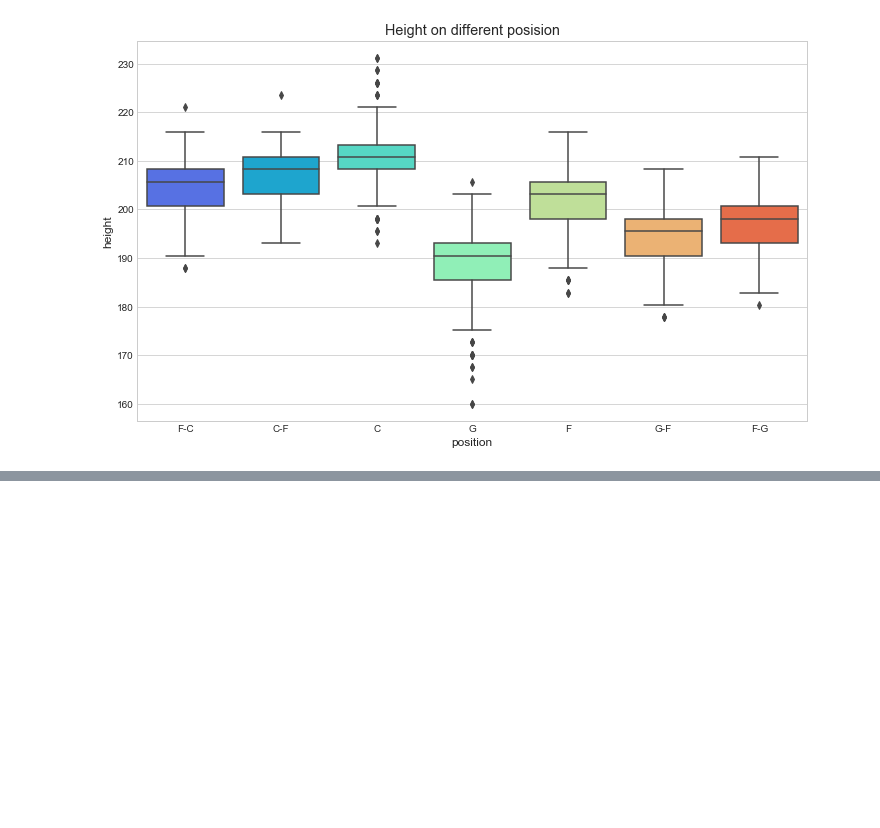
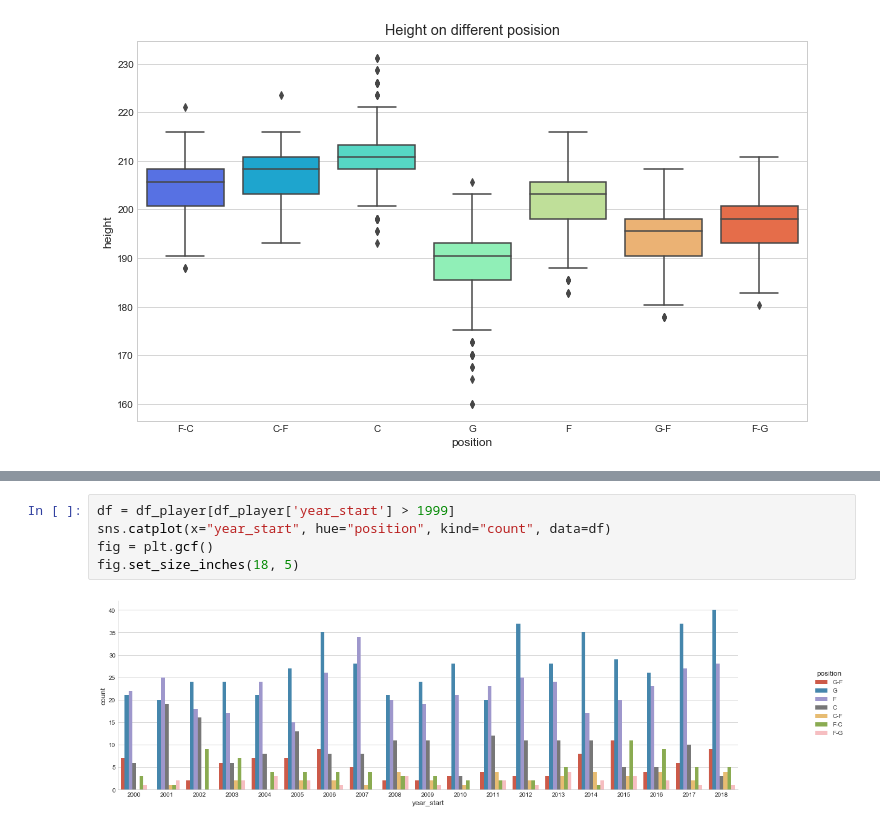
Before and after one commit to ChingChieh/FDA_HW1, a Jupyter notebook: Answer.ipynb, the cells around one changed output, grey strips where cells are left out. Drawn from its saved outputs; the diff is of its cells as text; blank space fills up the shorter version.

Commit message:
Add position distribution from 2000

```diff
--- a/Answer.ipynb
+++ b/Answer.ipynb
@@ -230,0 +235,7 @@ Text(0.5, 1.0, 'Height on different posision')
+# %%
+df = df_player[df_player['year_start'] > 1999]
+sns.catplot(x="year_start", hue="position", kind="count", data=df)
+fig = plt.gcf()
+fig.set_size_inches(18, 5)
+# %% [output]
+[figure, added]
```
Also changed, not shown: parts of 3 cells of this notebook.
